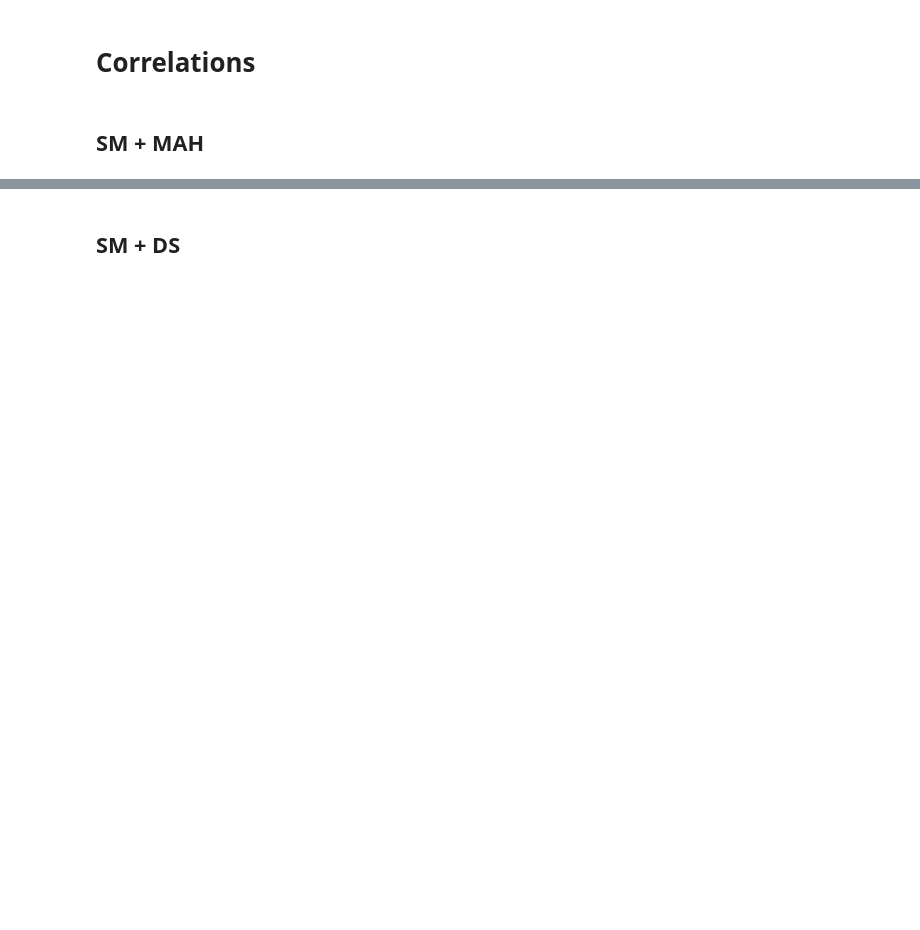
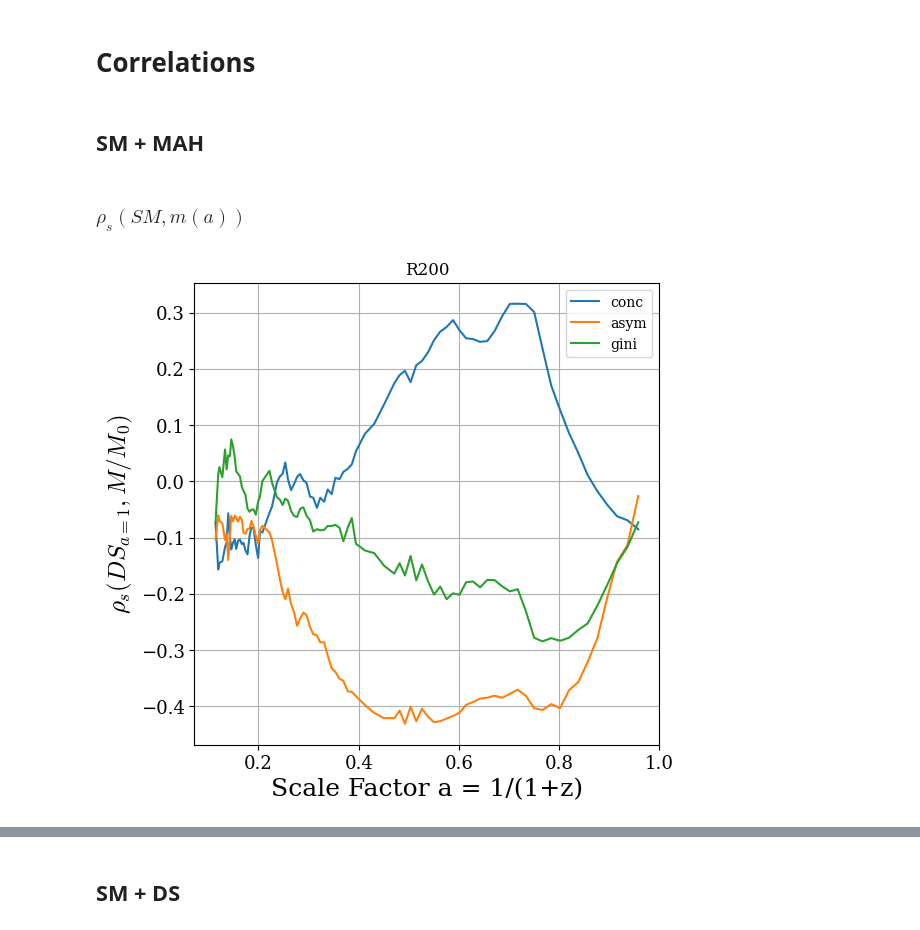
Before and after one commit to Kabelo-T/cluster_morph, a Jupyter notebook: cluster_morphs.ipynb, the cells around one changed output, grey strips where cells are left out. Saved outputs shown, nothing was run; the diff lists cells and outputs as text; code cells hidden in the pictures; blank space fills up the shorter version.

```diff
--- a/cluster_morphs.ipynb
+++ b/cluster_morphs.ipynb
@@ -228,26 +39,10 @@ for file in os.listdir('data/gadgetx3k_20/AHF_History/'):
-# %%
-corrs_list = []
-z_list = []
-for z in mah_df_list[0]['Redshift']:
-    if z <  0.06872:    #SM measurements done at snap 125
-        continue
-    mah_df = pd.DataFrame(columns=['M/M0'])
-
-    for region in range(18):
-        row = mah_df_list[region].loc[mah_df_list[region]
-                                      ['Redshift'] == z, ['M/M0']]
-        if not row.empty:
-            mah_df = pd.concat([mah_df, row], ignore_index=True)
-
-    if mah_df.shape[0] != sm_df.shape[0]:
-        # print(
-        #     f"Skipping redshift {z}: mismatched rows {mah_df.shape[0]} vs {sm_df.shape[0]}")
-        continue
-
-    df = pd.concat([mah_df.reset_index(drop=True),
-                   sm_df.reset_index(drop=True)], axis=1)
-    corrs = df.corr(method='spearman')
-    corrs_list.append(corrs)
-    z_list.append(z)
-z_array = np.array(z_list)
+# %% [markdown]
+### $\rho_s(SM, m(a))$
+# %%
+sm_df = datutils.get_morphologies('results/gadgetx3k_205_1Mpc.csv')
+mah_df_dict = datutils.load_mah('data/gadgetx3k_20/AHFHaloHistory/')
+# %%
+mah_sm_dict, corrs_list, filtered_z_list = corutils.build_ma_corrs(mah_df_dict, sm_df)
+z_array = np.array(filtered_z_list)
+aexp = 1/(1+z_array)
 # %%
@@ -268,12 +62,14 @@ asym = [df.loc['A', 'M/M0'] for df in corrs_list]
 smooth = [df.loc['S', 'M/M0'] for df in corrs_list]
 # %%
 fig, axs = plt.subplots(nrows=1, ncols=1, figsize=(6, 6))
-axs.set_title('Statmorph Correlations')
-axs.plot(aexp, sersic_n, label='sersic_n')
-axs.plot(aexp, rhalf_ellip, label='r1/2')
+axs.set_title('R200')
+axs.plot(aexp, conc, label='conc')
+axs.plot(aexp, asym, label='asym')
 axs.plot(aexp, gini, label='gini')
 axs.set_xlabel('Scale Factor a = 1/(1+z)')
-axs.set_ylabel(r'$\rho_s (SM_{a=0.94}, M/M_0)$')
+axs.set_ylabel(r'$\rho_s (DS_{a=1}, M/M_0)$')
 axs.grid()
 plt.legend()
 plt.show()
+# %% [output]
+[figure, added]
```
Also changed, not shown: parts of 32 cells of this notebook, 4 other files.
